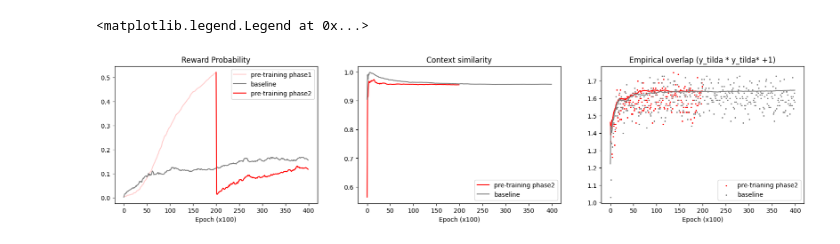
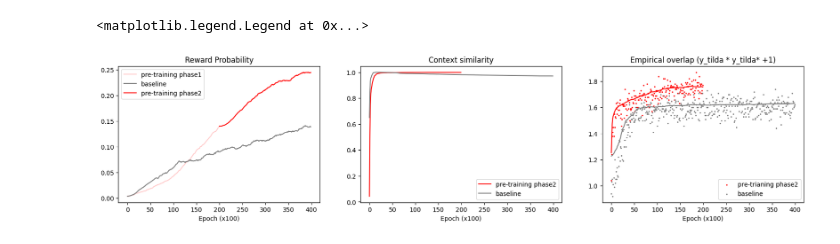
Before and after one commit to jinhl9/saad-solla-composition, a Jupyter notebook: composite_learning/Hierarchical_Demo.ipynb, the cells around one changed output. Cells and saved outputs as stored; diff of their text form; code cells hidden in the pictures.

```diff
--- a/composite_learning/Hierarchical_Demo.ipynb
+++ b/composite_learning/Hierarchical_Demo.ipynb
@@ -9,25 +9,25 @@ import math
 # %%
 
 def initialize_nets():
-    D = 100
+    D = 400
 
-    teacher1 = network.ContinuousTeacher(input_dimension = D, hidden_dimensions = [1], nonlinearity = 'sign', standardize=True )
-    teacher2 = network.ContinuousTeacher(input_dimension = D, hidden_dimensions = [1], nonlinearity = 'sign', standardize=True  )
-    teacher3 = network.ContinuousTeacher(input_dimension = D, hidden_dimensions = [1], nonlinearity = 'sign', standardize=True  )
-    teacher4 = network.ContinuousTeacher(input_dimension = D, hidden_dimensions = [1], nonlinearity = 'sign', standardize=True  )
+    teacher1 = network.ContinuousTeacher(input_dimension = D, hidden_dimensions = [1], nonlinearity = 'sign', standardize=True, normalize = True)
+    teacher2 = network.ContinuousTeacher(input_dimension = D, hidden_dimensions = [1], nonlinearity = 'sign', standardize=True, normalize = True)
+    teacher3 = network.ContinuousTeacher(input_dimension = D, hidden_dimensions = [1], nonlinearity = 'sign', standardize=True, normalize = True)
+    teacher4 = network.ContinuousTeacher(input_dimension = D, hidden_dimensions = [1], nonlinearity = 'sign', standardize=True, normalize = True)
 
-    teacher_c = network.ContextTeacher(input_dimension = 4, hidden_dimensions = [1], nonlinearity = 'sign', normalize = False )
+    teacher_c = network.ContextTeacher(input_dimension = 4, hidden_dimensions = [1], nonlinearity = 'sign')
 
-    student1 = network.ContinuousStudent(input_dimension = D, hidden_dimensions = [1], nonlinearity = 'sign' )
-    student2 = network.ContinuousStudent(input_dimension = D, hidden_dimensions = [1], nonlinearity = 'sign' )
-    student3 = network.ContinuousStudent(input_dimension = D, hidden_dimensions = [1], nonlinearity = 'sign' )
-    student4 = network.ContinuousStudent(input_dimension = D, hidden_dimensions = [1], nonlinearity = 'sign' )
+    student1 = network.ContinuousStudent(input_dimension = D, hidden_dimensions = [1], nonlinearity = 'sign', normalize = True)
+    student2 = network.ContinuousStudent(input_dimension = D, hidden_dimensions = [1], nonlinearity = 'sign', normalize = True)
+    student3 = network.ContinuousStudent(input_dimension = D, hidden_dimensions = [1], nonlinearity = 'sign', normalize = True)
+    student4 = network.ContinuousStudent(input_dimension = D, hidden_dimensions = [1], nonlinearity = 'sign', normalize = True)
 
-    student_c = network.ContextStudent(input_dimension = 4, hidden_dimensions = [1], nonlinearity = 'sign', normalize = False )
+    student_c = network.ContextStudent(input_dimension = 4, hidden_dimensions = [1], nonlinearity = 'sign')
 
     return [teacher1, teacher2, teacher3, teacher4], [student1, student2, student3, student4], teacher_c, student_c
 # %%
-dataloader = data.iid.TransientRLTask(batch_size = 1, seq_len = [2,2,2,2], input_dim = 100, identical = False)
+dataloader = data.iid.TransientRLTask(batch_size = 1, seq_len = [2,2,2,2], input_dim = 400, identical = False)
 # %%
 teachers, students, teacher_cs, student_cs = initialize_nets()
 _, students_base, _, student_cs_base = initialize_nets()
@@ -36,10 +45,10 @@ curriculum_solver=solver.TwoPhaseContextSolver(teachers=teachers, \
                                                students = students, context_teacher=teacher_cs, \
                                                context_student=student_cs, dataloader = dataloader, logdir = None)
 # %%
-curriculum_solver.train(nums_iter = [20000,20000], lrs = [(10,1),(10,0.)], update_frequency=100)
+curriculum_solver.train(nums_iter = [20000,20000], lrs = [(10,1),(0.1,1)], update_frequency=100)
 # %%
 base_solver = solver.TwoPhaseContextSolver(teachers = teachers, \
                                           students = students_base, context_teacher = teacher_cs,
                                           context_student = student_cs_base, dataloader = dataloader, logdir = None)
 # %%
-base_solver.train(nums_iter =[0, 40000], lrs = [(10,1),(10,10)], update_frequency = 100)
+base_solver.train(nums_iter =[0, 40000], lrs = [(10,1),(0.1,1)], update_frequency = 100)
@@ -86,36 +90,34 @@ ax1.plot(np.arange(len_phase1, len_phase1+len_phase2),
          curriculum_solver.history['phase2']['reward_rate'], label = 'pre-training phase2', c= 'r')
 
 ax1.set_title('Reward Probability')
 ax1.set_xlabel('Epoch (x100)')
 
 plt.legend()
 ax2 = plt.subplot(132)
 ax2.plot(curriculum_solver.history['phase2']['context_similarity'], label = 'pre-training phase2', c = 'r')
 ax2.plot(base_solver.history['phase2']['context_similarity'], label = 'baseline', c= 'gray')
 ax2.set_title('Context similarity')
 ax2.set_xlabel('Epoch (x100)')
 plt.legend()
 
 ax3 = plt.subplot(133)
-"""
-curriculum_empirical_overlap = [k[3,3].item() for k in curriculum_solver.history['phase2']['Q']]
-base_empirical_overlap = [k[3,3].item() for k in base_solver.history['phase2']['Q']]
-"""
+
+
 curriculum_empirical_overlap = curriculum_solver.history['phase2']['overlap']
 base_empirical_overlap = base_solver.history['phase2']['overlap']
 
 curriculum_P = curriculum_solver.history['phase2']['P']
 base_P = base_solver.history['phase2']['P']
 
 ax3.scatter(np.arange(len(curriculum_empirical_overlap)),curriculum_empirical_overlap, s= 1.5, c = 'r', label = 'pre-trianing phase2')
 ax3.scatter(np.arange(len(base_empirical_overlap)),base_empirical_overlap, c= 'gray', label = 'baseline', s=1.5)
 
 ax3.plot(np.power(np.array(curriculum_P),2) +1,  c = 'r', )
-ax3.plot(np.power(np.array(base_P),2) +1, c= 'gray', )
+ax3.plot(np.power(np.array(base_P),2)+1, c= 'gray', )
 
 ax3.set_title('Empirical overlap (y_tilda * y_tilda* +1)')
 ax3.set_xlabel('Epoch (x100)')
 plt.legend()
 # %% [output]
 <matplotlib.legend.Legend at 0x...>
-[figure, old version]
+[figure, new version]
```
Also changed, not shown: parts of 4 cells of this notebook, 2 other files.
